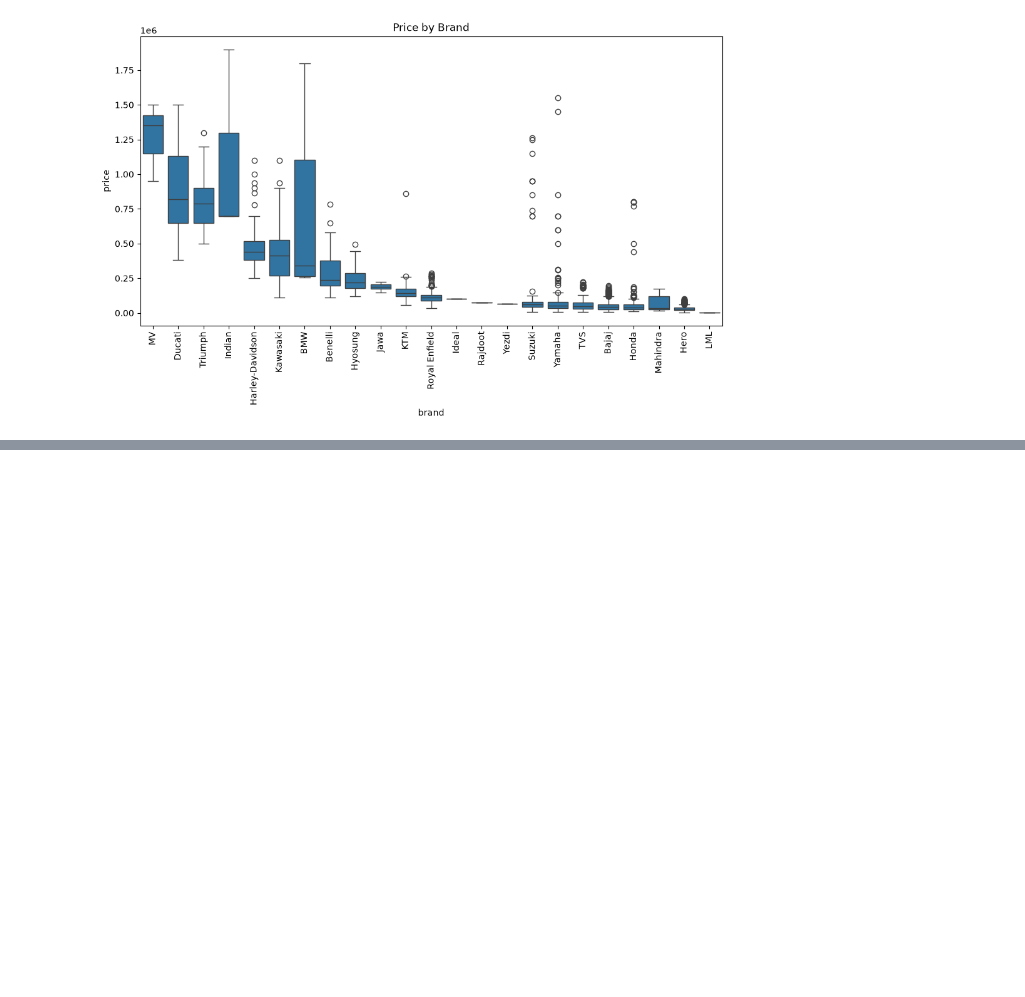
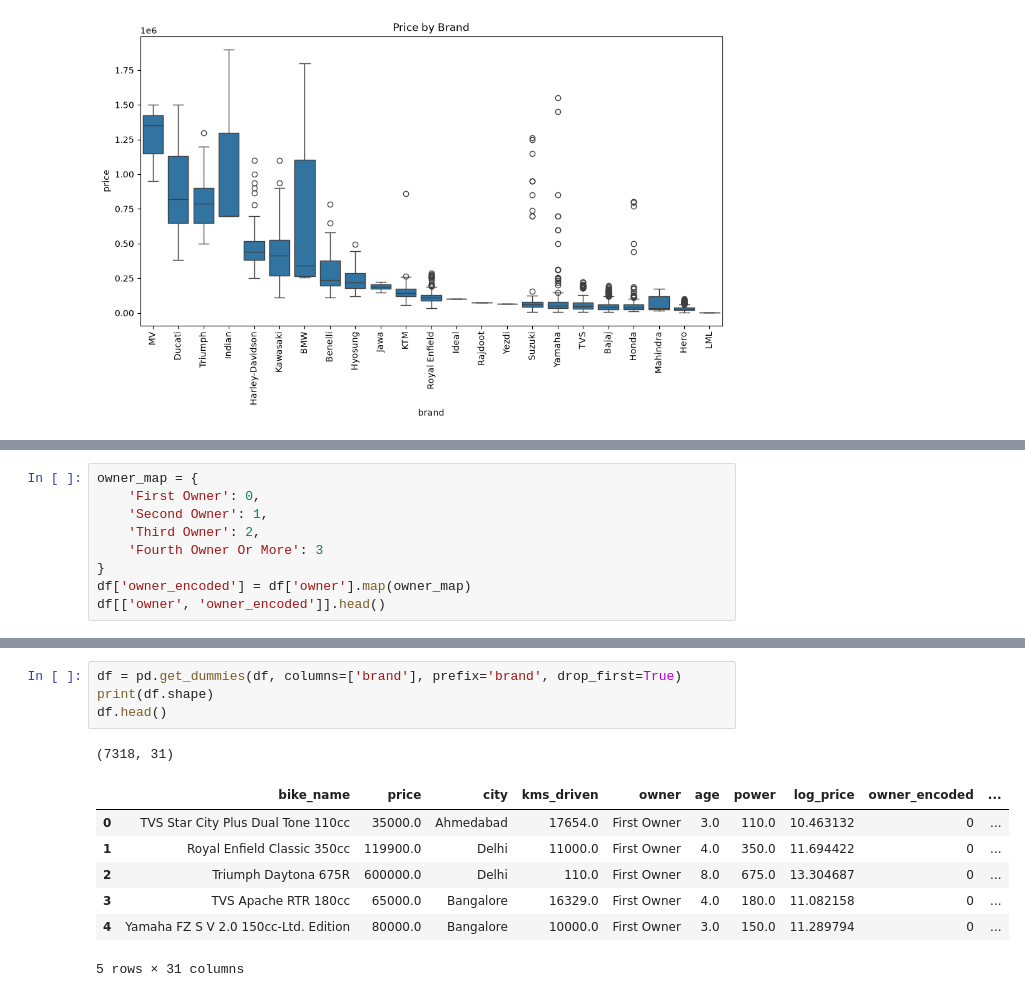
Before and after one commit to aryanagrawal552-coder/bike-price-prediction, a Jupyter notebook: notebooks/01_data_exploration.ipynb, the cells around one changed output, grey strips where cells are left out. Saved outputs shown, nothing was run; the diff lists cells and outputs as text; blank space fills up the shorter version.

Commit message:
Feature engineering: encode owner, brand, group and encode cities, drop unused columns

```diff
--- a/notebooks/01_data_exploration.ipynb
+++ b/notebooks/01_data_exploration.ipynb
@@ -173,0 +183,9 @@ plt.show()
+# %%
+owner_map = {
+    'First Owner': 0,
+    'Second Owner': 1,
+    'Third Owner': 2,
+    'Fourth Owner Or More': 3
+}
+df['owner_encoded'] = df['owner'].map(owner_map)
+df[['owner', 'owner_encoded']].head()
@@ -173,0 +199,13 @@ plt.show()
+# %%
+df = pd.get_dummies(df, columns=['brand'], prefix='brand', drop_first=True)
+print(df.shape)
+df.head()
+# %% [output]
+(7318, 31)
+|  | bike_name | price | city | kms_driven | owner | age | power | log_price | owner_encoded | ... |
+| 0 | TVS Star City Plus Dual Tone 110cc | 35000.0 | Ahmedabad | 17654.0 | First Owner | 3.0 | 110.0 | 10.463132 | 0 | ... |
+| 1 | Royal Enfield Classic 350cc | 119900.0 | Delhi | 11000.0 | First Owner | 4.0 | 350.0 | 11.694422 | 0 | ... |
+| 2 | Triumph Daytona 675R | 600000.0 | Delhi | 110.0 | First Owner | 8.0 | 675.0 | 13.304687 | 0 | ... |
+| 3 | TVS Apache RTR 180cc | 65000.0 | Bangalore | 16329.0 | First Owner | 4.0 | 180.0 | 11.082158 | 0 | ... |
+| 4 | Yamaha FZ S V 2.0 150cc-Ltd. Edition | 80000.0 | Bangalore | 10000.0 | First Owner | 3.0 | 150.0 | 11.289794 | 0 | ... |
+5 rows × 31 columns
```
Also changed, not shown: parts of 6 cells of this notebook.
